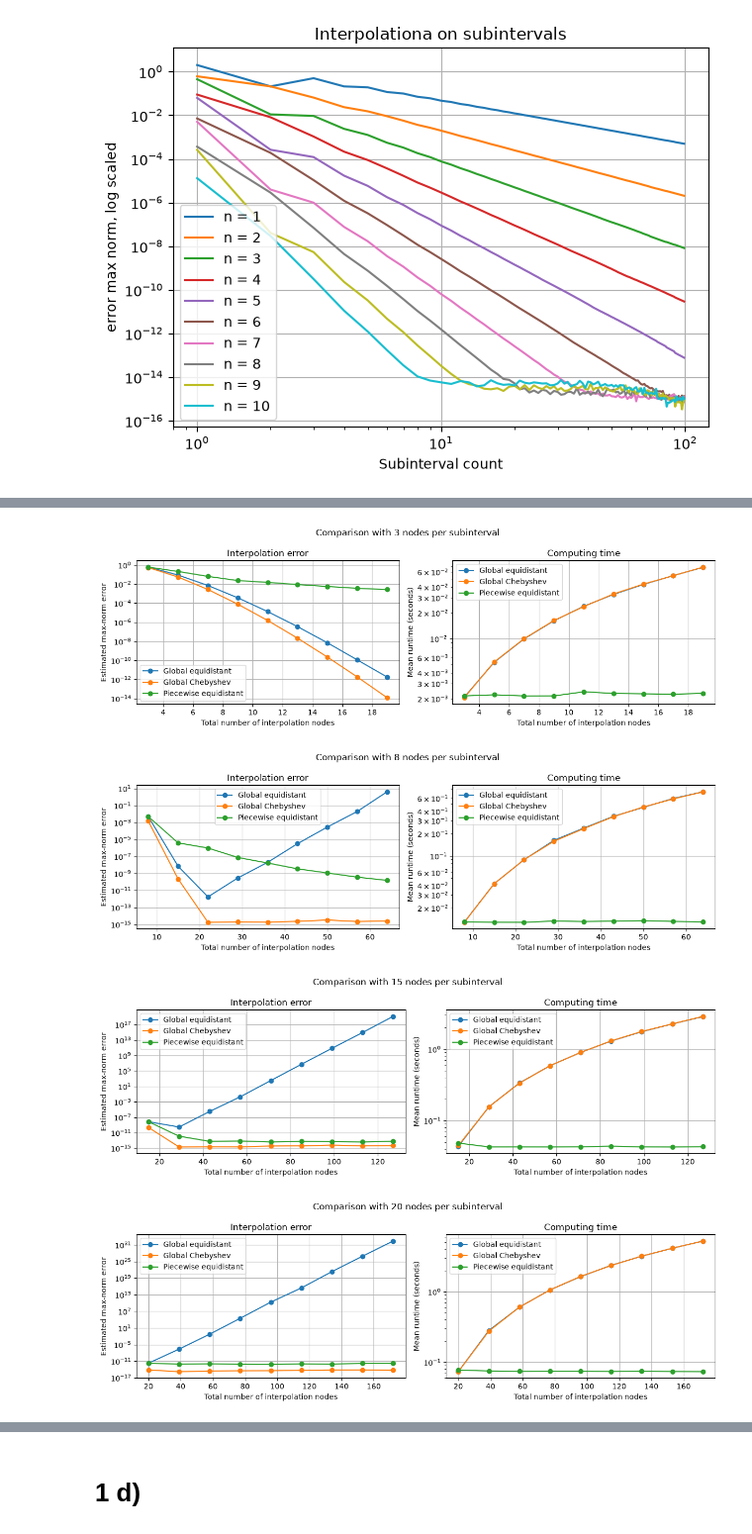
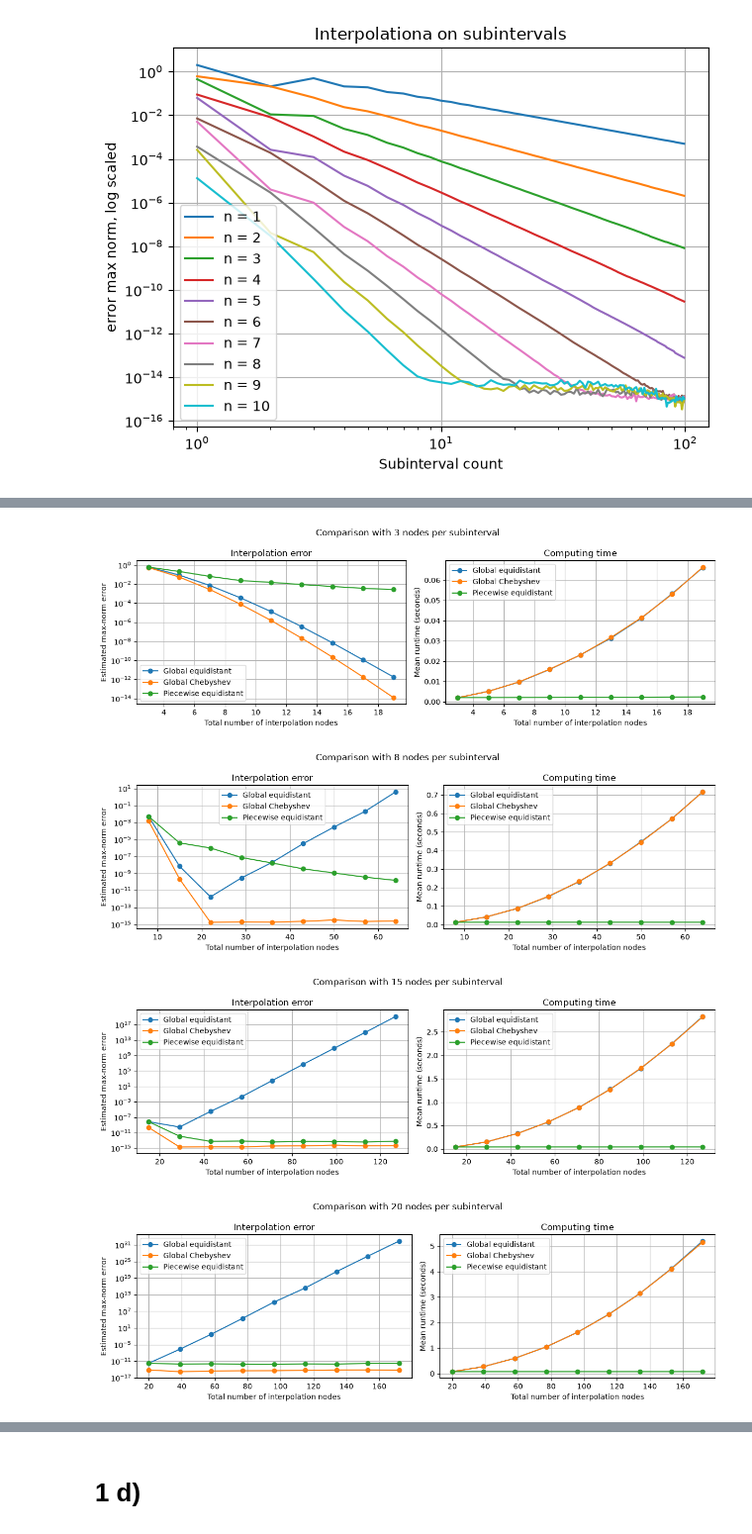
Before and after one commit to rom-thom/Skule_ting, a Jupyter notebook: fysmat/nummat/prosjekt/prosjekt_1/oppg_1.ipynb, the cells around one changed output, grey strips where cells are left out. Shown at 99% size. Cells and saved outputs as stored; diff of their text form; code cells hidden in the pictures.

```diff
--- a/fysmat/nummat/prosjekt/prosjekt_1/oppg_1.ipynb
+++ b/fysmat/nummat/prosjekt/prosjekt_1/oppg_1.ipynb
@@ -75,7 +76,7 @@ def display_interpolation(x_node_func, func, x_node_interval=(-1, 1), node_count
 
 def display_interpolation_error(x_node_func, func, x_node_interval=(-1, 1), node_count=15, label=None):
 
-    x_nodes = x_node_func(node_count)
+    x_nodes = x_node_func(node_count-1)
     x_nodes = rescale(x_nodes, x_node_interval[0], x_node_interval[1])
     y_nodes = func(x_nodes)
 
@@ -403,19 +395,19 @@ def interpolation_runtime_comparason(f, x, sub_node_count, K_values, repeats=3):
             x_sub, y_sub = sub_interval_interpolation(f, start, end, k, sub_node_count, len(x))
             sub_times_temp[i] = time.perf_counter() - start_time
 
+            cheby_nodes = rescale(chubychub_nodes(node_count), start, end)
             start_time = time.perf_counter()
-            cheby_nodes = rescale(chubychub_nodes(node_count), start, end)
             y_cheby = lagrange_interpolation_array(cheby_nodes, f(cheby_nodes), x)
             global_cheby_times_temp[i] = time.perf_counter() - start_time
 
+            equi_nodes = rescale(equidistant_nodes(node_count), start, end)
             start_time = time.perf_counter()
-            equi_nodes = rescale(equidistant_nodes(node_count), start, end)
             y_equi = lagrange_interpolation_array(equi_nodes, f(equi_nodes), x)
             global_equi_times_temp[i] = time.perf_counter() - start_time
 
-        global_cheby_times[k_idx] = np.mean(global_cheby_times_temp)
-        global_equi_times[k_idx] = np.mean(global_equi_times_temp)
-        sub_times[k_idx] = np.mean(sub_times_temp)
+        global_cheby_times[k_idx] = np.min(global_cheby_times_temp)
+        global_equi_times[k_idx] = np.min(global_equi_times_temp)
+        sub_times[k_idx] = np.min(sub_times_temp)
 
         cheby_errors[k_idx] = norm_max_from_array(real_f - y_cheby)
         equi_errors[k_idx] = norm_max_from_array(real_f - y_equi)
@@ -429,41 +421,41 @@ def plot_interpolation_comparison(results, sub_node_count):
     fig, axes = plt.subplots(1, 2, figsize=(12, 4))
     fig.suptitle(f"Comparison with {sub_node_count} nodes per subinterval")
 
     axes[0].semilogy(nodes, equi_errors, "o-", label="Global equidistant")
     axes[0].semilogy(nodes, cheby_errors, "o-", label="Global Chebyshev")
     axes[0].semilogy(nodes, sub_errors, "o-", label="Piecewise equidistant")
     axes[0].set_title("Interpolation error")
     axes[0].set_ylabel("Estimated max-norm error")
 
-    axes[1].semilogy(nodes, equi_times, "o-", label="Global equidistant")
-    axes[1].semilogy(nodes, cheby_times, "o-", label="Global Chebyshev")
-    axes[1].semilogy(nodes, sub_times, "o-", label="Piecewise equidistant")
+    axes[1].plot(nodes, equi_times, "o-", label="Global equidistant")
+    axes[1].plot(nodes, cheby_times, "o-", label="Global Chebyshev")
+    axes[1].plot(nodes, sub_times, "o-", label="Piecewise equidistant")
     axes[1].set_title("Computing time")
     axes[1].set_ylabel("Mean runtime (seconds)")
 
     for ax in axes:
         ax.set_xlabel("Total number of interpolation nodes")
         ax.grid()
         ax.legend()
 
     fig.tight_layout()
     plt.show()
 
 
 
 
 x = np.linspace(0, 1, 1001)
 K_values = np.arange(1, 10)
-sub_node_counts = np.array([3]) # [3, 8, 15, 20]
+sub_node_counts = np.array([3, 8, 15, 20])
 for sub_node_count in sub_node_counts:
     results = interpolation_runtime_comparason(f_1_b, x, sub_node_count=sub_node_count, K_values=K_values, repeats=3)
 
     plot_interpolation_comparison(results, sub_node_count)
 # %% [output]
-[figure, old version]
+[figure, new version]
-[figure, old version]
+[figure, new version]
-[figure, old version]
+[figure, new version]
-[figure, old version]
+[figure, new version]
 # %% [markdown]
 ## Comparason conclusion
 All the graphs represent the error and how long it tok to do the interpolation with the differente interpolationmethods. Each graph represents a set node count per subinterval, and as we let K go from 1 to 9 we increase the total node count making it equal for all the methods and thus a fair test.
```
Also changed, not shown: parts of 15 cells of this notebook, 3 other files.
